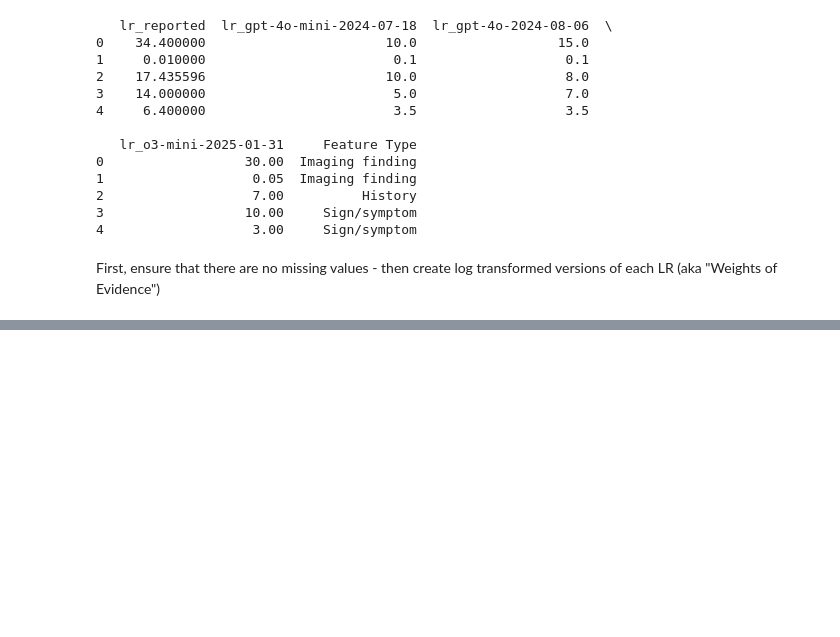
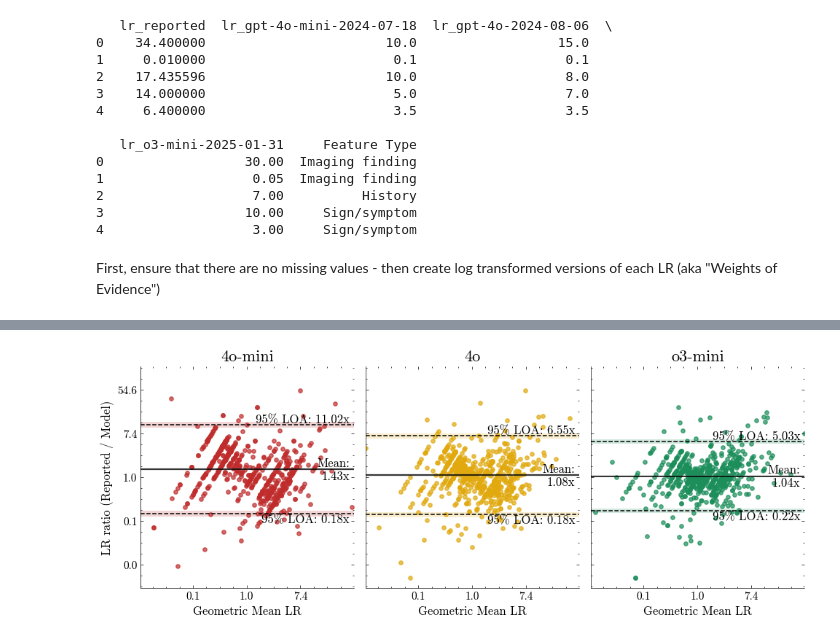
Before and after one commit to reblocke/llm_estimate_lrs, a Jupyter notebook: data_analysis.ipynb, the cells around one changed output, grey strips where cells are left out. Drawn from its saved outputs; the diff is of its cells as text; code cells hidden in the pictures; blank space fills up the shorter version.

```diff
--- a/data_analysis.ipynb
+++ b/data_analysis.ipynb
@@ -128,0 +230,77 @@ plt.show()
+# %%
+plt.style.use(["science", "no-latex"])
+
+# ── helper: convert ln‑ticks to LR values ────────────────────────────
+def exp_fmt(x, _):
+    return f"{np.exp(x):.1f}"
+fmt = FuncFormatter(exp_fmt)
+
+# ── panel specification ──────────────────────────────────────────────
+panels = [
+    ("4o-mini", df["ln_lr_gpt-4o-mini-2024-07-18"], "#c02c2c"),  # red
+    ("4o",      df["ln_lr_gpt-4o-2024-08-06"],      "#e1a90d"),  # amber
+    ("o3-mini", df["ln_lr_o3-mini-2025-01-31"],     "#1b8e5a"),  # emerald
+]
+ln_ref = df["ln_lr_reported"]
+
+# ── global limits (across all three models) ─────────────────────────
+means = [(ln_ref + m) / 2 for _, m, _ in panels]
+diffs = [ln_ref - m       for _, m, _ in panels]
+xlim  = (np.concatenate(means).min(), np.concatenate(means).max())
+ylim  = (-1.1*np.abs(np.concatenate(diffs)).max(),
+          1.1*np.abs(np.concatenate(diffs)).max())
+
+# ── figure scaffold ─────────────────────────────────────────────────
+fig, axes = plt.subplots(1, 3, sharex=True, sharey=True, figsize=(10, 4))
+
+for ax, (title, ln_model, colour) in zip(axes, panels):
+
+    # Draw BA panel with Pingouin
+    pg.plot_blandaltman(
+        ln_ref, ln_model,
+        ax=ax,
+        marker="o", s=15, alpha=0.7, color=colour
+    )
+
+    # Re‑style the three horizontal lines
+    ax.lines[0].set(color="black", lw=1.1, ls="-")   # mean
+    for ln in ax.lines[1:]:
+        ln.set(color="black", lw=1.1, ls="--")       # LoA
+
+    # Remove Pingouin's default annotations
+    for t in list(ax.texts):
+        t.remove()
+
+    # Custom anti‑logged labels
+    ln_diff = ln_ref - ln_model
+    mu      = ln_diff.mean()
+    sd      = ln_diff.std(ddof=1)
+    up, lo  = mu + 1.96*sd, mu - 1.96*sd
+
+    trans = blended_transform_factory(ax.transAxes, ax.transData)
+    ax.text(0.98, mu, f"Mean:\n{np.exp(mu):.2f}x",
+            transform=trans, ha="right", va="center", fontsize=12)
+    ax.text(0.98, up, f"95% LOA: {np.exp(up):.2f}x",
+            transform=trans, ha="right", va="bottom", fontsize=12)
+    ax.text(0.98, lo, f"95% LOA: {np.exp(lo):.2f}x",
+            transform=trans, ha="right", va="top", fontsize=12)
+
+    # Axis limits and formatting
+    ax.set_title(title, fontsize=16)
+    ax.set_xlim(xlim); ax.set_ylim(ylim)
+    ax.xaxis.set_major_formatter(fmt)
+    ax.yaxis.set_major_formatter(fmt)
+    ax.set_xlabel("Geometric Mean LR", fontsize=12)
+    if ax is axes[0]:
+        ax.set_ylabel("LR ratio (Reported / Model)", fontsize=12)
+
+# Outer‑label housekeeping
+for ax in axes[1:]:
+    ax.set_ylabel("")
+axes[-1].set_xlabel("Geometric Mean LR", fontsize=12)  # rightmost already set; keeps symmetry
+
+fig.tight_layout()
+fig.savefig("bland_altman_3panel_pingouin.pdf",
+            format="pdf", bbox_inches="tight")
+# %% [output]
+[figure, added]
```
Also changed, not shown: parts of 33 cells of this notebook, 42 other files.
